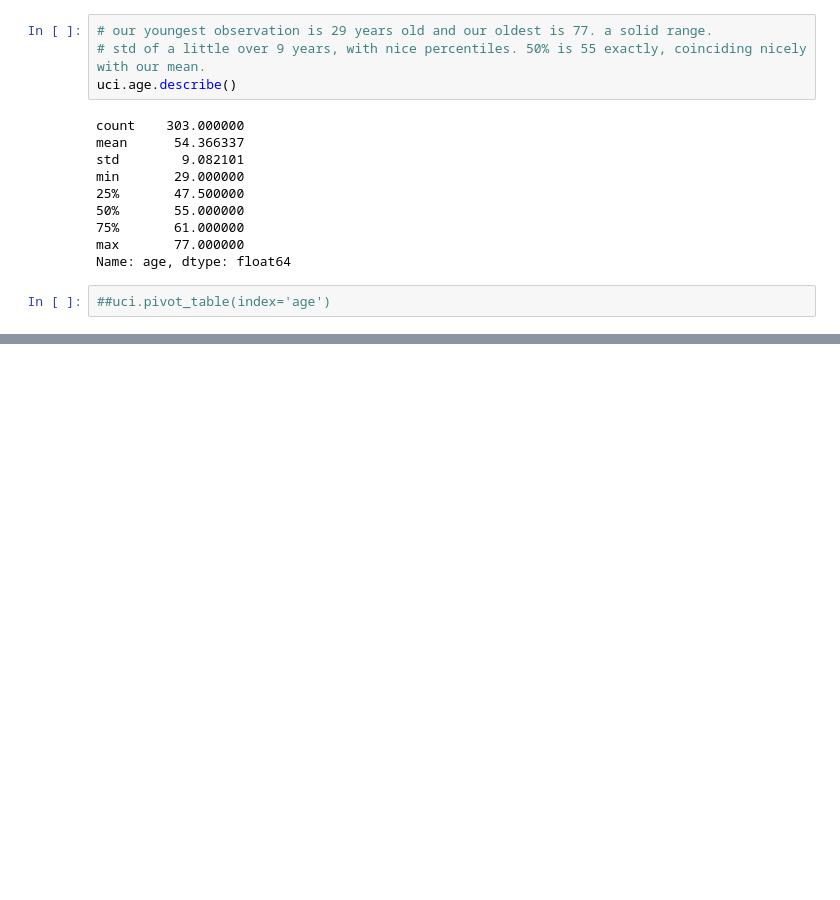
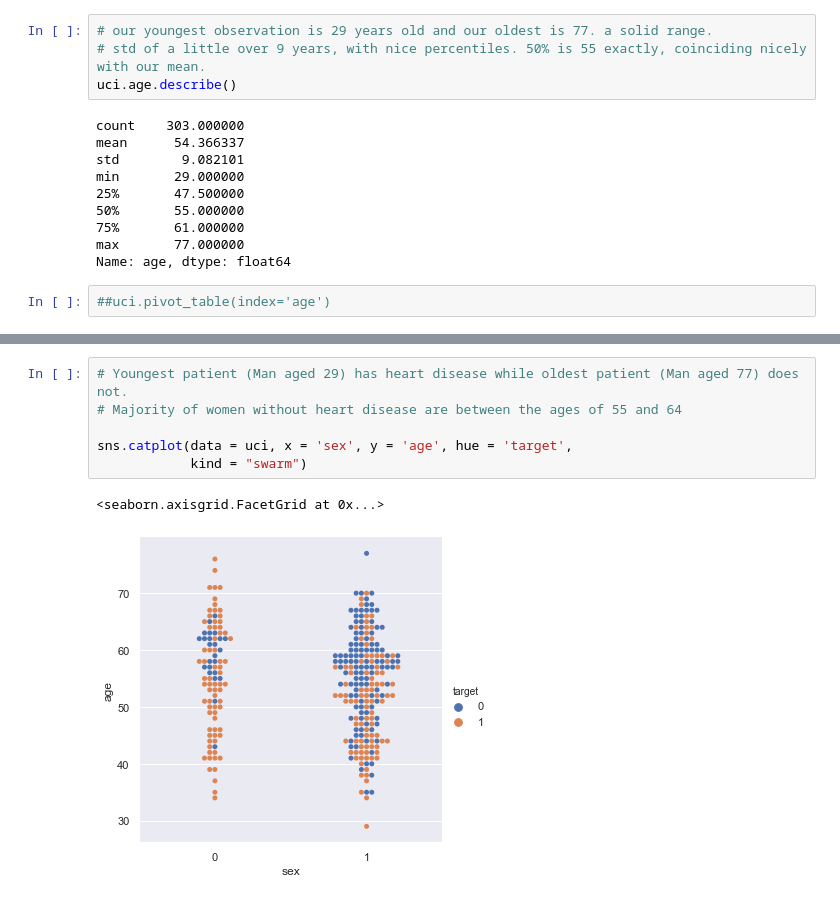
Before and after one commit to kjclarkson624/UCIHeartDiseaseML, a Jupyter notebook: UCIHeartDiseaseML.ipynb, the cells around one changed output, grey strips where cells are left out. Cells and saved outputs as stored; diff of their text form; blank space fills up the shorter version.

```diff
--- a/UCIHeartDiseaseML.ipynb
+++ b/UCIHeartDiseaseML.ipynb
@@ -75,0 +111,9 @@ Name: age, dtype: float64
+# %%
+# Youngest patient (Man aged 29) has heart disease while oldest patient (Man aged 77) does not.
+# Majority of women without heart disease are between the ages of 55 and 64
+
+sns.catplot(data = uci, x = 'sex', y = 'age', hue = 'target',
+            kind = "swarm")
+# %% [output]
+<seaborn.axisgrid.FacetGrid at 0x...>
+[figure, added]
```
Also changed, not shown: parts of 4 cells of this notebook.
